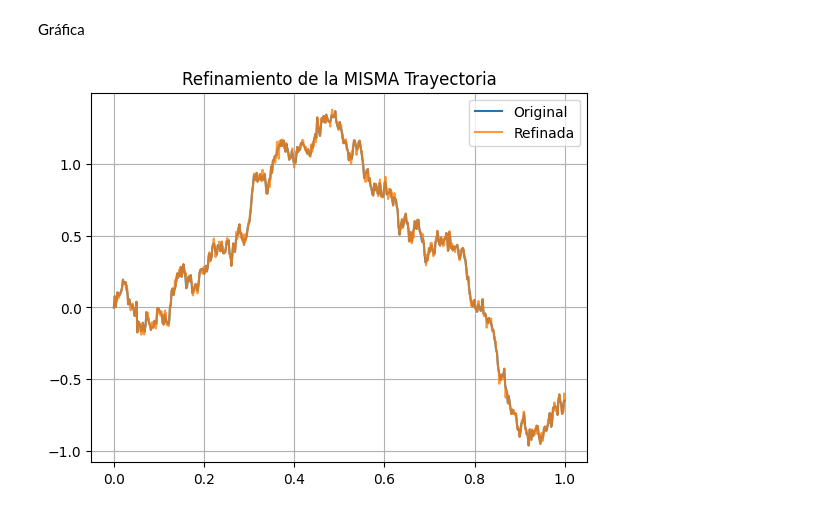
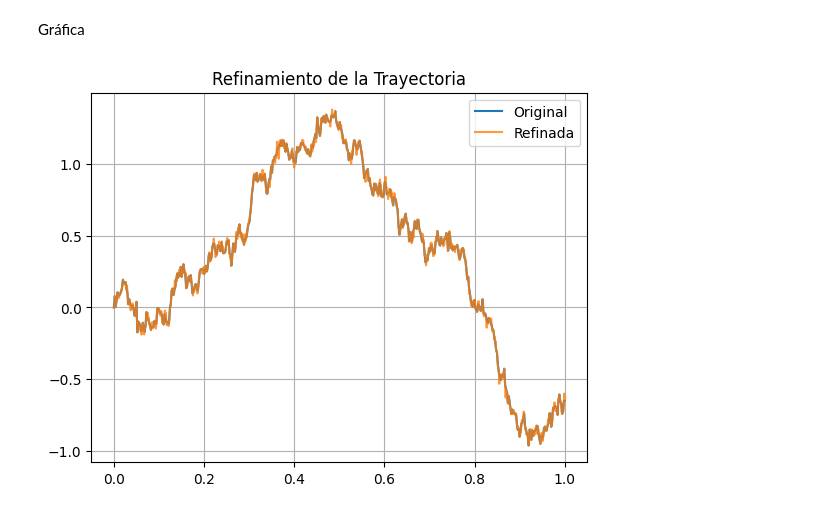
Before and after one commit to noemigarcia27/SImulacion-II, a Jupyter notebook: Movimiento_browniano.ipynb, the cells around one changed output. Drawn from its saved outputs; the diff is of its cells as text; code cells hidden in the pictures.

```diff
--- a/Movimiento_browniano.ipynb
+++ b/Movimiento_browniano.ipynb
@@ -98,12 +98,12 @@ Gráfica
 # %%
 t_ref = np.linspace(0, T, 2*L - 1)
 
 # Graficamos
 plt.plot(t, W, label="Original")
 plt.plot(t_ref, W_ref, label="Refinada", alpha=0.8)
-plt.title("Refinamiento de la MISMA Trayectoria")
+plt.title("Refinamiento de la Trayectoria")
 plt.grid(True)
 plt.legend()
 plt.show()
 # %% [output]
-[figure, old version]
+[figure, new version]
```
